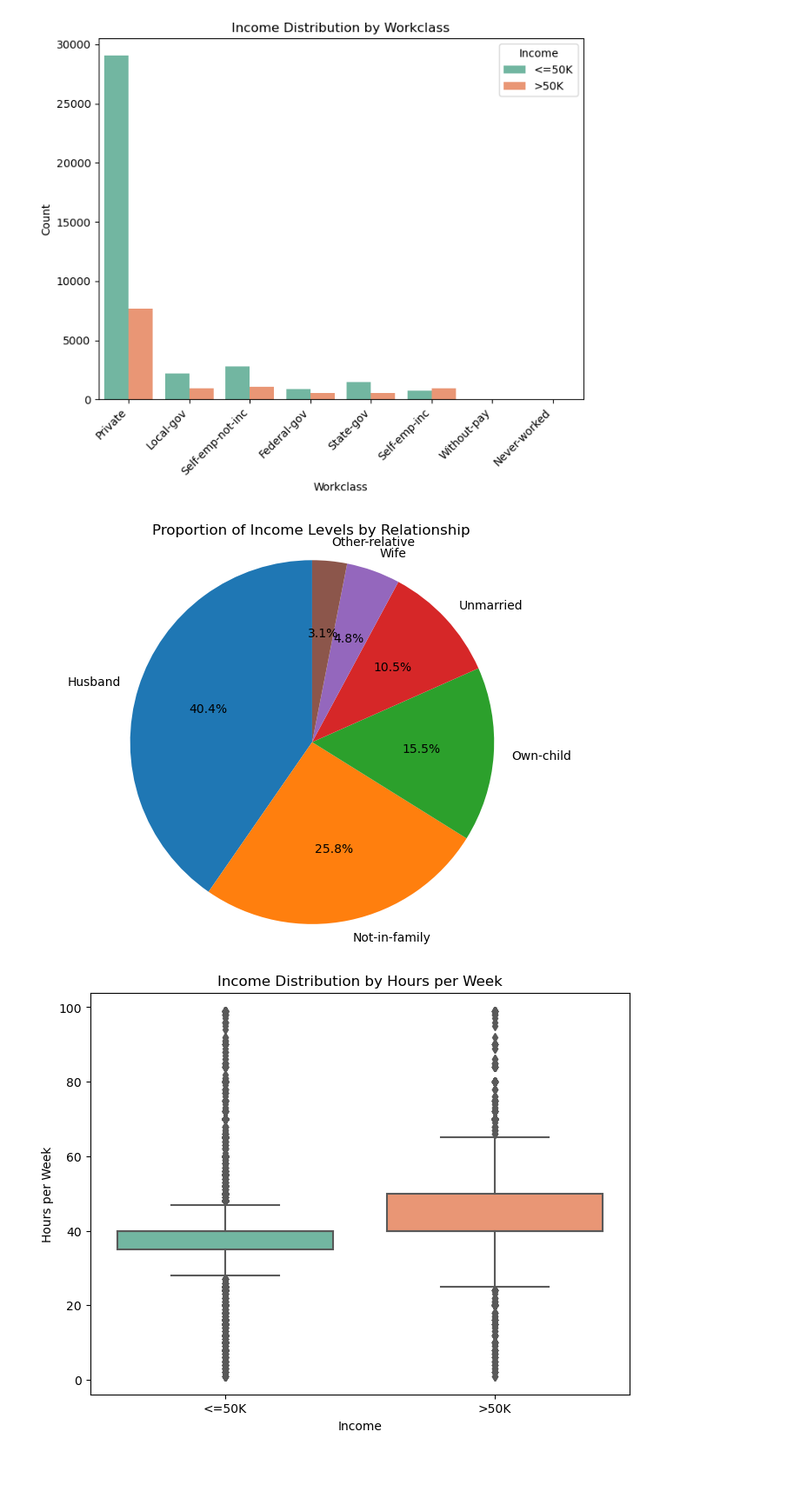
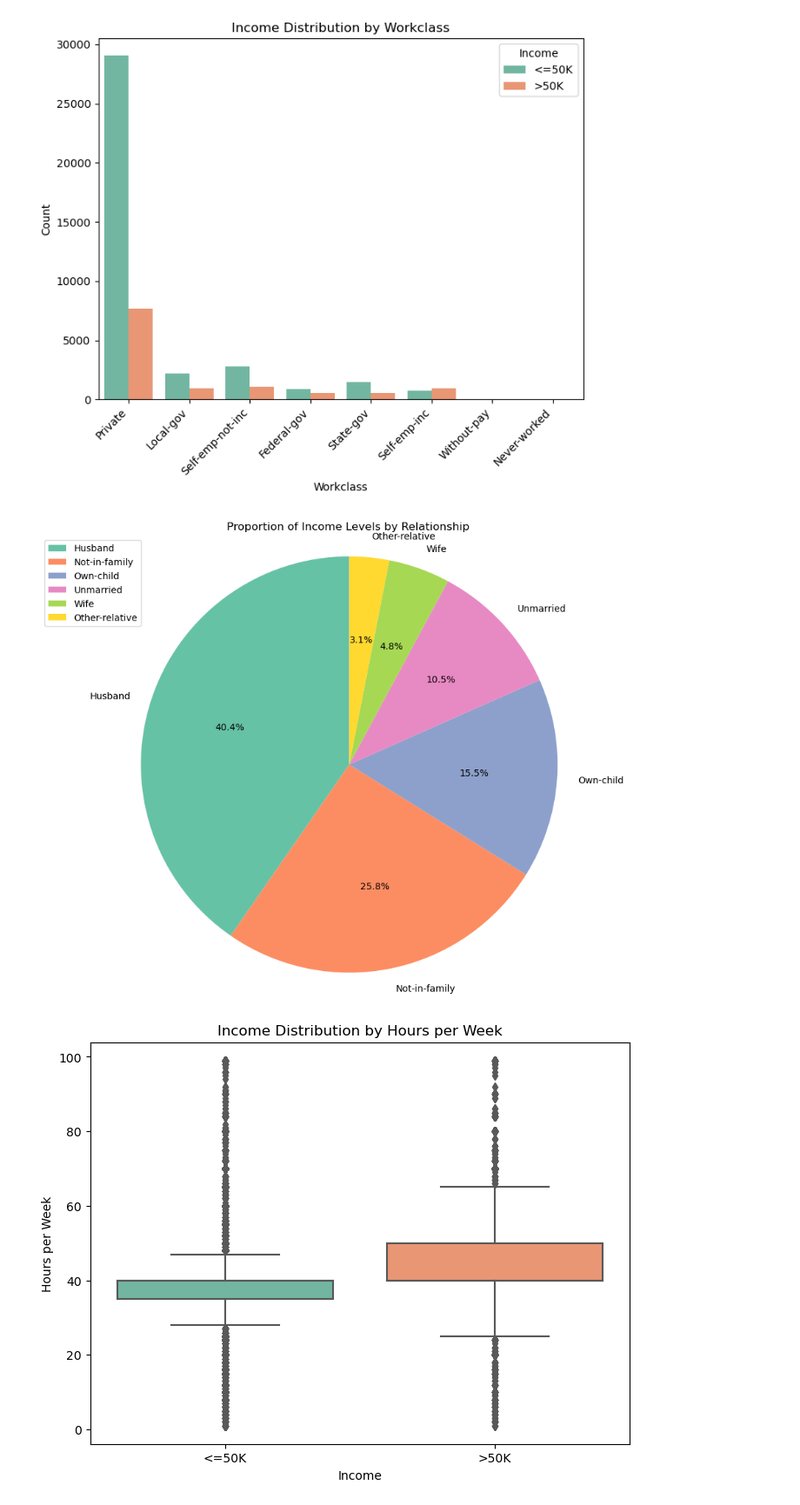
Before and after one commit to n-altawam/Sprinboard, a Jupyter notebook: 20.3.2 - Craft a Story from a Dataset/Adult Income.ipynb, the cells around one changed output. Shown at 87% size. Drawn from its saved outputs; the diff is of its cells as text; code cells hidden in the pictures; blank space fills up the shorter version.

```diff
--- a/20.3.2 - Craft a Story from a Dataset/Adult Income.ipynb
+++ b/20.3.2 - Craft a Story from a Dataset/Adult Income.ipynb
@@ -389,14 +400,16 @@ plt.show()
 # %% [output]
 [figure]
 # %%
-plt.figure(figsize=(8, 6))
+plt.figure(figsize=(12, 9))
 df_relationship = df['relationship'].value_counts()
-plt.pie(df_relationship, labels=df_relationship.index, autopct='%1.1f%%', startangle=90)
+colors = sns.color_palette('Set2')
+plt.pie(df_relationship, labels=df_relationship.index, colors=colors, autopct='%1.1f%%', startangle=90)
 plt.title('Proportion of Income Levels by Relationship')
+plt.legend(loc='upper left')
 plt.axis('equal')
 plt.show()
 # %% [output]
-[figure, old version]
+[figure, new version]
 # %%
 plt.figure(figsize=(8, 6))
 sns.boxplot(x='income', y='hours-per-week', data=df, palette="Set2")
```
Also changed, not shown: parts of 28 cells of this notebook.
